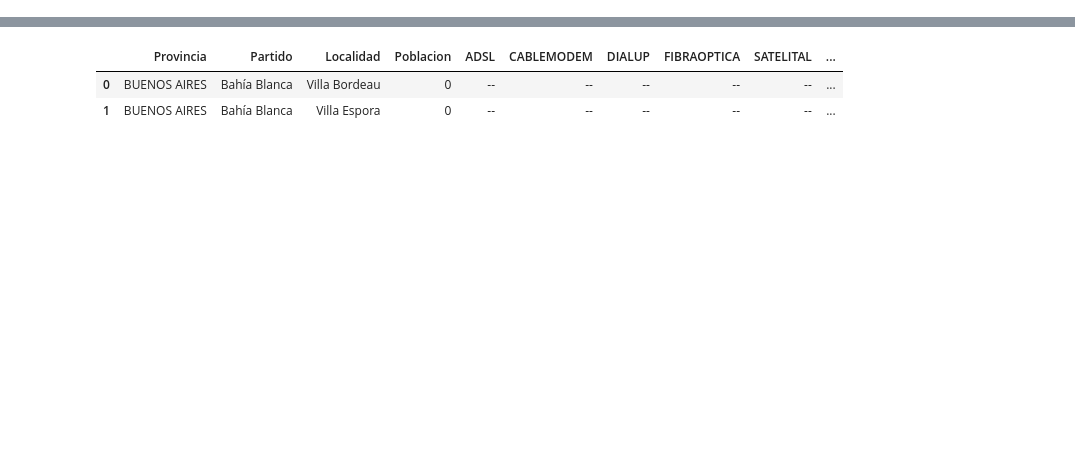
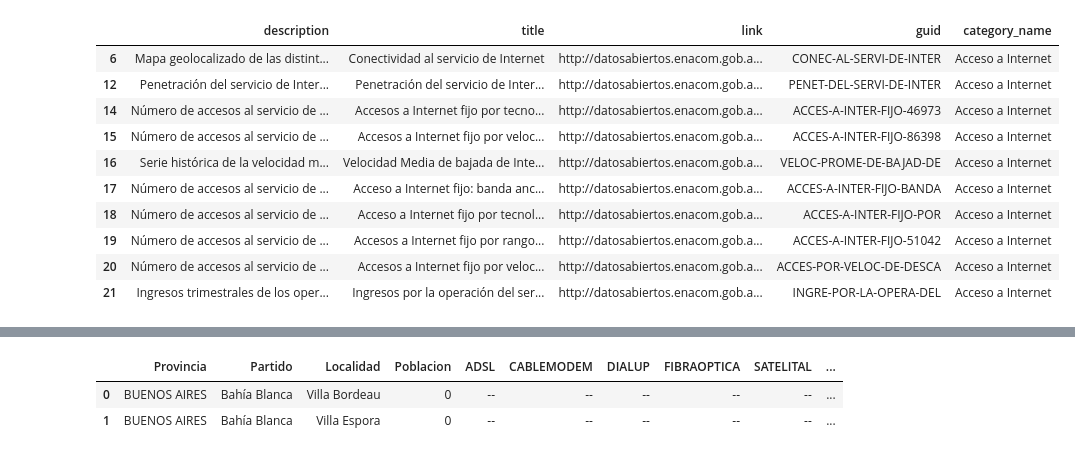
Before and after one commit to Galo0000/Analitics_Proyect, a Jupyter notebook: Extracion_datos.ipynb, the cells around one changed output, grey strips where cells are left out. Saved outputs shown, nothing was run; the diff lists cells and outputs as text; code cells hidden in the pictures; blank space fills up the shorter version.

```diff
--- a/Extracion_datos.ipynb
+++ b/Extracion_datos.ipynb
@@ -123,0 +93,4 @@ datasets_link[6]["guid"]
+# %%
+# Filtra el dataframe con las columnas mas relevantes
+df_datasets_link_copy = df_datasets_link_copy[['description','title','link','guid','category_name']]
+df_datasets_link_copy.head()
@@ -124 +104,17 @@ datasets_link[6]["guid"]
+# %%
+# Muestra las filas donde la columna 'description' contenga la palabra internet
+df_datasets_filtro = df_datasets_link_copy[df_datasets_link_copy['description'].str.contains("Internet")]
+df_datasets_filtro
+# %% [output]
+|  | description | title | link | guid | category_name |
+| 6 | Mapa geolocalizado de las distint... | Conectividad al servicio de Internet | http://datosabiertos.enacom.gob.a... | CONEC-AL-SERVI-DE-INTER | Acceso a Internet |
+| 12 | Penetración del servicio de Inter... | Penetración del servicio de Inter... | http://datosabiertos.enacom.gob.a... | PENET-DEL-SERVI-DE-INTER | Acceso a Internet |
+| 14 | Número de accesos al servicio de ... | Accesos a Internet fijo por tecno... | http://datosabiertos.enacom.gob.a... | ACCES-A-INTER-FIJO-46973 | Acceso a Internet |
+| 15 | Número de accesos al servicio de ... | Accesos a Internet fijo por veloc... | http://datosabiertos.enacom.gob.a... | ACCES-A-INTER-FIJO-86398 | Acceso a Internet |
+| 16 | Serie histórica de la velocidad m... | Velocidad Media de bajada de Inte... | http://datosabiertos.enacom.gob.a... | VELOC-PROME-DE-BAJAD-DE | Acceso a Internet |
+| 17 | Número de accesos al servicio de ... | Acceso a Internet fijo: banda anc... | http://datosabiertos.enacom.gob.a... | ACCES-A-INTER-FIJO-BANDA | Acceso a Internet |
+| 18 | Número de accesos al servicio de ... | Acceso a Internet fijo por tecnol... | http://datosabiertos.enacom.gob.a... | ACCES-A-INTER-FIJO-POR | Acceso a Internet |
+| 19 | Número de accesos al servicio de ... | Accesos a Internet fijo por rango... | http://datosabiertos.enacom.gob.a... | ACCES-A-INTER-FIJO-51042 | Acceso a Internet |
+| 20 | Número de accesos al servicio de ... | Accesos a Internet fijo por veloc... | http://datosabiertos.enacom.gob.a... | ACCES-POR-VELOC-DE-DESCA | Acceso a Internet |
+| 21 | Ingresos trimestrales de los oper... | Ingresos por la operación del ser... | http://datosabiertos.enacom.gob.a... | INGRE-POR-LA-OPERA-DEL | Acceso a Internet |
 # %%
```
Also changed, not shown: parts of 19 cells of this notebook, 9 other files.
